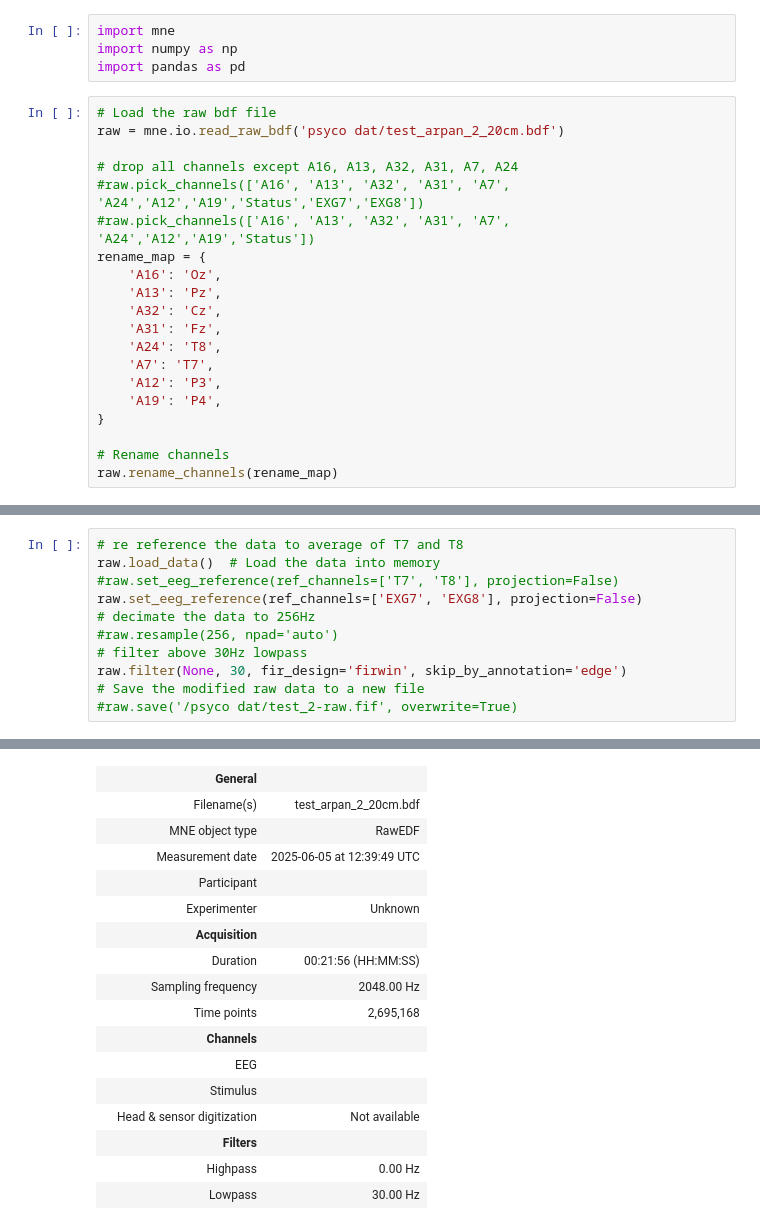
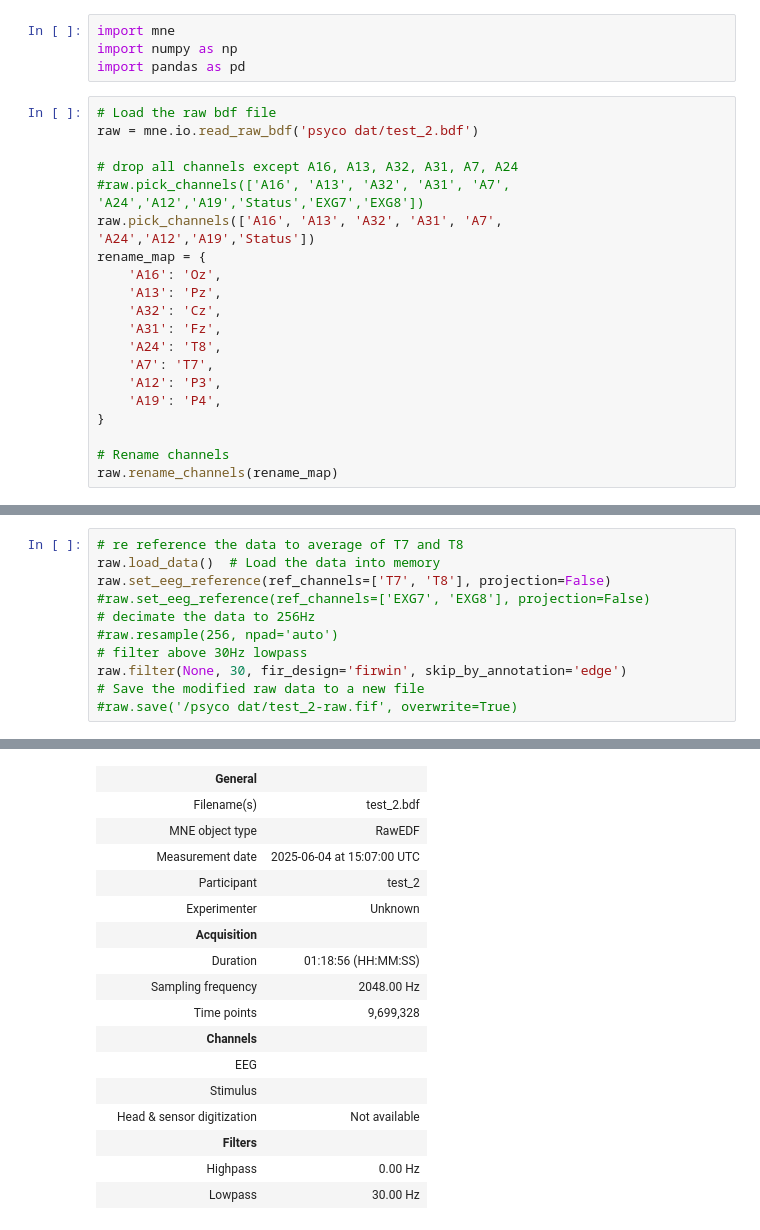
Before and after one commit to tomjefferis/Visual-Acuity-P3, a Jupyter notebook: analysis.ipynb, the cells around one changed output, grey strips where cells are left out. Drawn from its saved outputs; the diff is of its cells as text.

```diff
--- a/analysis.ipynb
+++ b/analysis.ipynb
@@ -4,11 +4,11 @@ import numpy as np
 import pandas as pd
 # %%
 # Load the raw bdf file
-raw = mne.io.read_raw_bdf('psyco dat/test_arpan_2_20cm.bdf')
+raw = mne.io.read_raw_bdf('psyco dat/test_2.bdf')
 
 # drop all channels except A16, A13, A32, A31, A7, A24
 #raw.pick_channels(['A16', 'A13', 'A32', 'A31', 'A7', 'A24','A12','A19','Status','EXG7','EXG8'])
-#raw.pick_channels(['A16', 'A13', 'A32', 'A31', 'A7', 'A24','A12','A19','Status'])
+raw.pick_channels(['A16', 'A13', 'A32', 'A31', 'A7', 'A24','A12','A19','Status'])
 rename_map = {
     'A16': 'Oz',
     'A13': 'Pz',
@@ -83,8 +88,8 @@ Name: count, dtype: int64
 # %%
 # re reference the data to average of T7 and T8
 raw.load_data()  # Load the data into memory
-#raw.set_eeg_reference(ref_channels=['T7', 'T8'], projection=False)
-raw.set_eeg_reference(ref_channels=['EXG7', 'EXG8'], projection=False)
+raw.set_eeg_reference(ref_channels=['T7', 'T8'], projection=False)
+#raw.set_eeg_reference(ref_channels=['EXG7', 'EXG8'], projection=False)
 # decimate the data to 256Hz
 #raw.resample(256, npad='auto')
 # filter above 30Hz lowpass
@@ -96,26 +101,26 @@ Reading 0 ... 2695167  =      0.000 ...  1316.000 secs...
 EEG channel type selected for re-referencing
 Applying a custom ('EEG',) reference.
 Filtering raw data in 1 contiguous segment
 Setting up low-pass filter at 30 Hz
 
 FIR filter parameters
 ---------------------
 Designing a one-pass, zero-phase, non-causal lowpass filter:
 - Windowed time-domain design (firwin) method
 - Hamming window with 0.0194 passband ripple and 53 dB stopband attenuation
 - Upper passband edge: 30.00 Hz
 - Upper transition bandwidth: 7.50 Hz (-6 dB cutoff frequency: 33.75 Hz)
 - Filter length: 903 samples (0.441 s)
 |  | General |  |
-|  | Filename(s) | test_arpan_2_20cm.bdf |
+|  | Filename(s) | test_2.bdf |
 |  | MNE object type | RawEDF |
-|  | Measurement date | 2025-06-05 at 12:39:49 UTC |
-|  | Participant |  |
+|  | Measurement date | 2025-06-04 at 15:07:00 UTC |
+|  | Participant | test_2 |
 |  | Experimenter | Unknown |
 |  | Acquisition |  |
-|  | Duration | 00:21:56 (HH:MM:SS) |
+|  | Duration | 01:18:56 (HH:MM:SS) |
 |  | Sampling frequency | 2048.00 Hz |
-|  | Time points | 2,695,168 |
+|  | Time points | 9,699,328 |
 |  | Channels |  |
 |  | EEG |  |
 |  | Stimulus |  |
```
Also changed, not shown: parts of 15 cells of this notebook.
